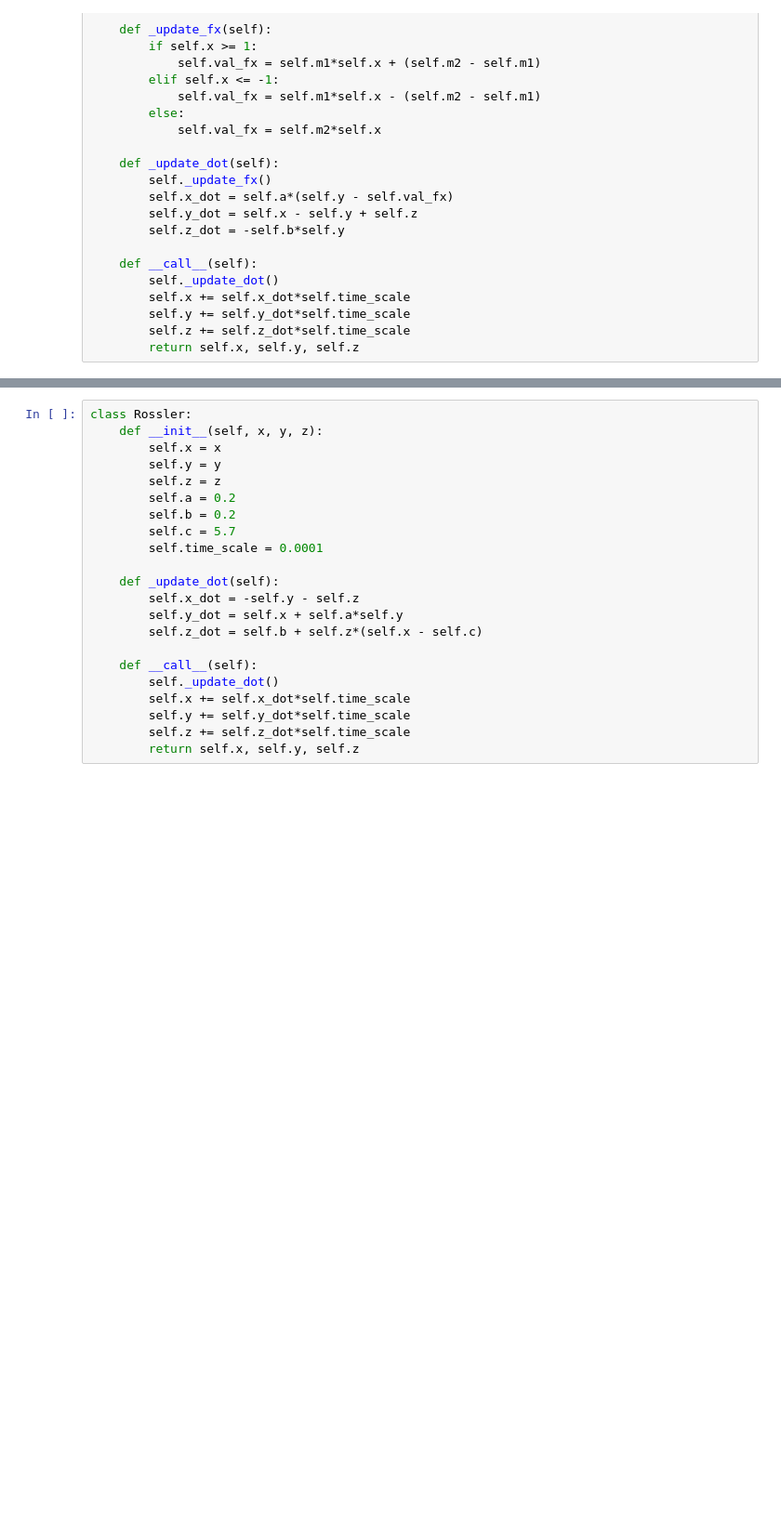
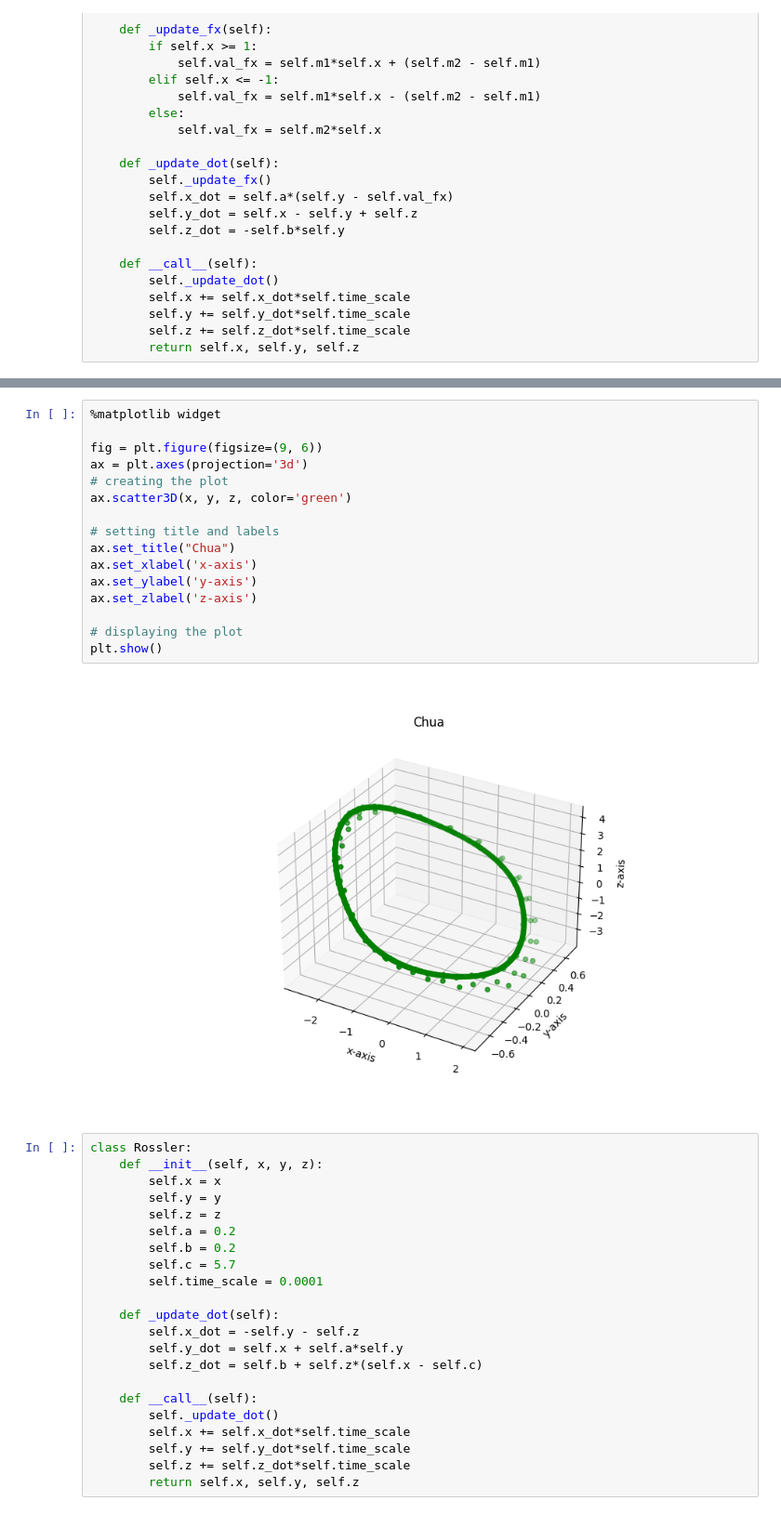
Before and after one commit to mahesh0537/NLD-music-synthesis, a Jupyter notebook: chaotic_melodies.ipynb, the cells around one changed output, grey strips where cells are left out. Shown at 93% size. Saved outputs shown, nothing was run; the diff lists cells and outputs as text; blank space fills up the shorter version.

```diff
--- a/chaotic_melodies.ipynb
+++ b/chaotic_melodies.ipynb
@@ -406,3 +387,21 @@ video:0kB audio:334kB subtitle:0kB other streams:0kB global headers:0kB muxing o
+# %%
+%matplotlib widget
+
+fig = plt.figure(figsize=(9, 6))
+ax = plt.axes(projection='3d')
+# creating the plot
+ax.scatter3D(x, y, z, color='green')
+
+# setting title and labels
+ax.set_title("Chua")
+ax.set_xlabel('x-axis')
+ax.set_ylabel('y-axis')
+ax.set_zlabel('z-axis')
+
+# displaying the plot
+plt.show()
+# %% [output]
+[figure, added]
 # %%
 class Rossler:
     def __init__(self, x, y, z):
```
Also changed, not shown: parts of 13 cells of this notebook, 5 other files.
